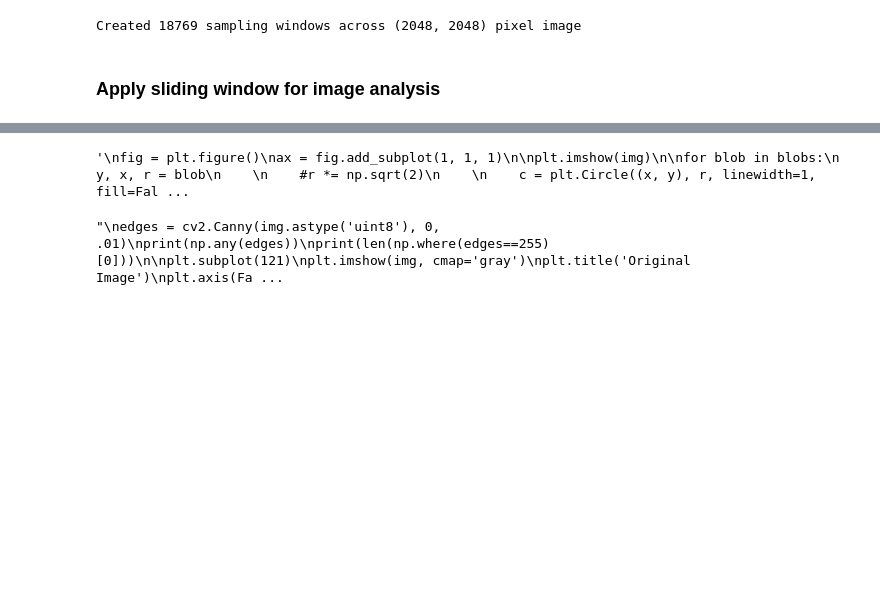
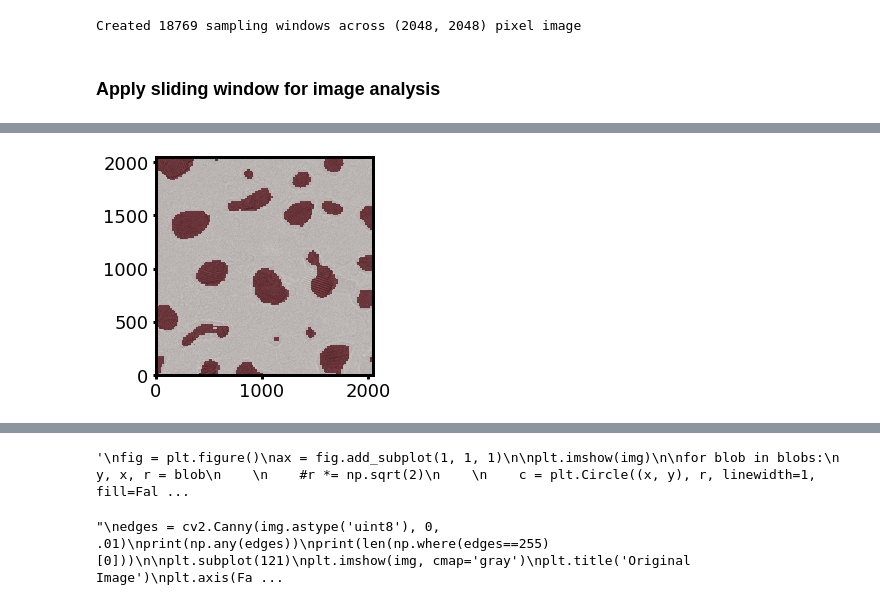
Before and after one commit to ericmuckley/microscopy_analysis, a Jupyter notebook: read_stack.ipynb, the cells around one changed output, grey strips where cells are left out. Drawn from its saved outputs; the diff is of its cells as text; code cells hidden in the pictures; blank space fills up the shorter version.

Commit message:
added intensity mask

```diff
--- a/read_stack.ipynb
+++ b/read_stack.ipynb
@@ -97,0 +100,10 @@ for i in range(35, d['data'].shape[0], 12):
+# %%
+#ii = mm.norm_image(layers['intensity'])
+#ii = np.where(ii < 0.6, 1, np.nan)
+#plt.imshow(ii, origin='lower', cmap='Reds')
+
+plt.imshow(img, origin='lower', cmap='gray')
+plt.imshow(layers['intensity_mask'], origin='lower', cmap='Reds', alpha=0.5)
+plt.show()
+# %% [output]
+[figure, added]
```
Also changed, not shown: parts of 3 cells of this notebook, 1 other file.
